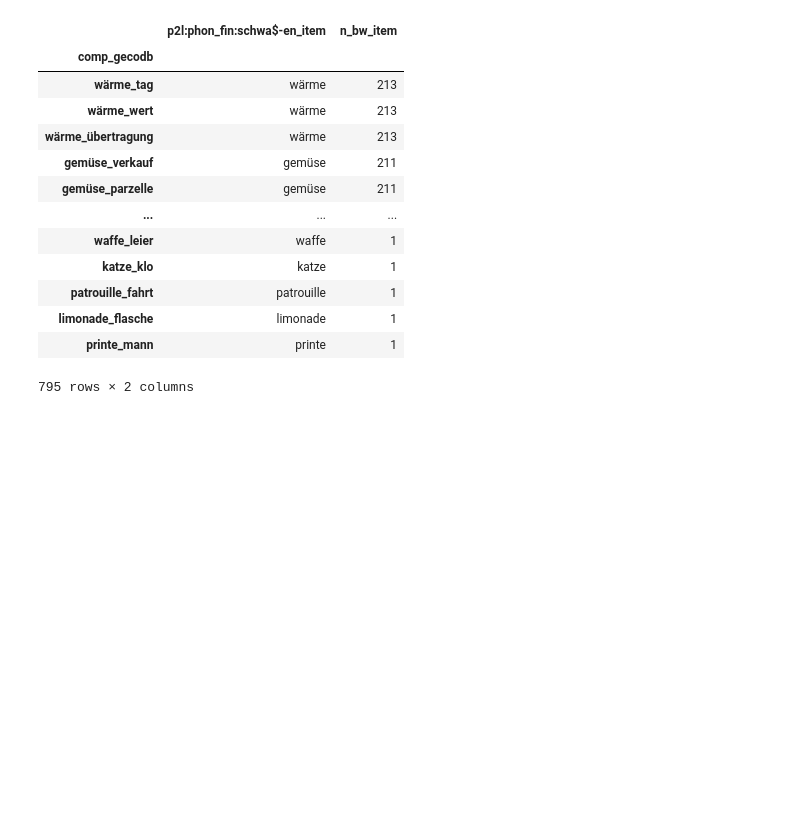
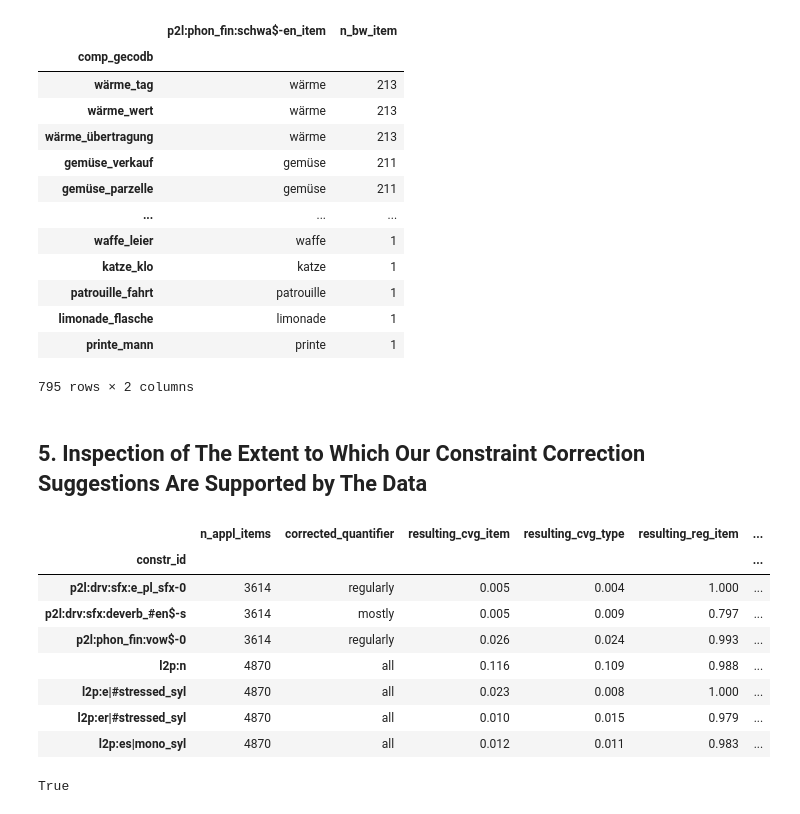
Before and after one commit to maxschmaltz/DieKonstraints, a Jupyter notebook: compounding/constraints/check_applicability/inspect.ipynb, the cells around one changed output. Saved outputs shown, nothing was run; the diff lists cells and outputs as text; code cells hidden in the pictures; blank space fills up the shorter version.

Commit message:
validate const correction suggestions

```diff
--- a/compounding/constraints/check_applicability/inspect.ipynb
+++ b/compounding/constraints/check_applicability/inspect.ipynb
@@ -1156,3 +1157,5 @@ examples_subdf
 | limonade_flasche | limonade | 1 |
 | printe_mann | printe | 1 |
 795 rows × 2 columns
+# %% [markdown]
+## 5. Inspection of The Extent to Which Our Constraint Correction Suggestions Are Supported by The Data
@@ -1158,0 +1165,30 @@ examples_subdf
+# %%
+stats_corr = pd.read_csv(
+    os.path.join(pt2_dir, "constr_statistics_corr.tsv"),
+    sep="\t",
+    index_col=0,
+    header=0
+)
+
+stats_corr
+# %% [output]
+|  | n_appl_items | corrected_quantifier | resulting_cvg_item | resulting_cvg_type | resulting_reg_item | ... |
+| constr_id |  |  |  |  |  | ... |
+| p2l:drv:sfx:e_pl_sfx-0 | 3614 | regularly | 0.005 | 0.004 | 1.000 | ... |
+| p2l:drv:sfx:deverb_#en$-s | 3614 | mostly | 0.005 | 0.009 | 0.797 | ... |
+| p2l:phon_fin:vow$-0 | 3614 | regularly | 0.026 | 0.024 | 0.993 | ... |
+| l2p:n | 4870 | all | 0.116 | 0.109 | 0.988 | ... |
+| l2p:e|#stressed_syl | 4870 | all | 0.023 | 0.008 | 1.000 | ... |
+| l2p:er|#stressed_syl | 4870 | all | 0.010 | 0.015 | 0.979 | ... |
+| l2p:es|mono_syl | 4870 | all | 0.012 | 0.011 | 0.983 | ... |
+# %%
+sls_after_corr = []
+for c_id in stats.index:	# implemented constraints
+	if c_id in constraint_corrs:
+		sls_after_corr.append(constraint_corrs[c_id]["resulting_support_level"])
+	else:
+		sls_after_corr.append(constraints[c_id]["support_level"])
+
+all(sl == "supported" for sl in sls_after_corr)
+# %% [output]
+True
```
Also changed, not shown: parts of 2 cells of this notebook, 2 other files.
